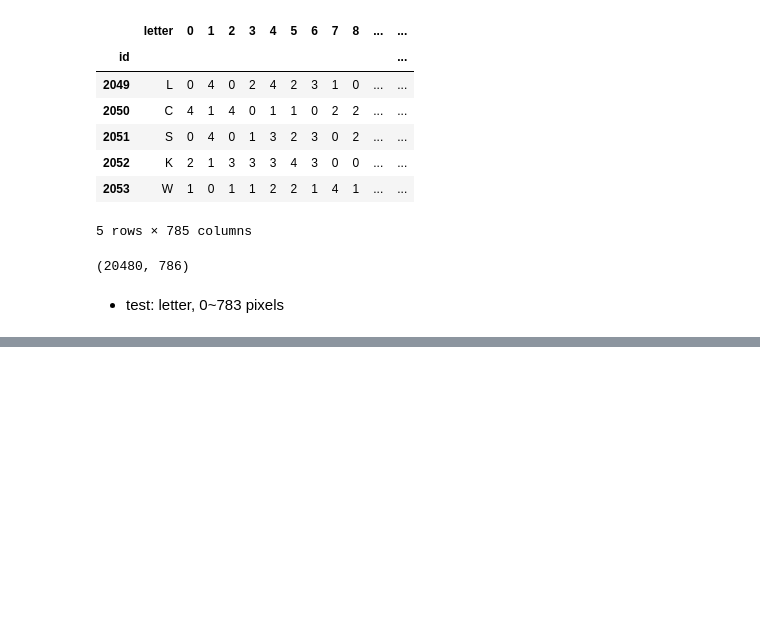
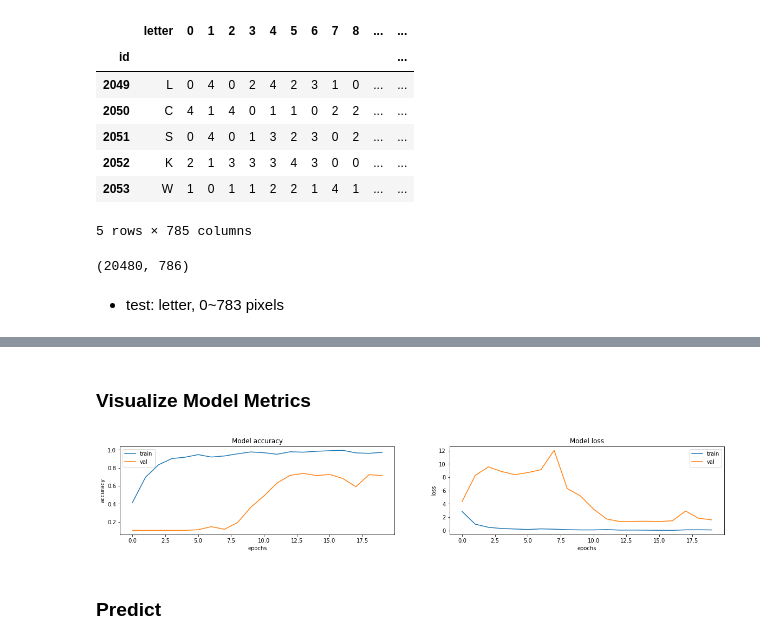
Before and after one commit to Mayner0220/ANBW, a Jupyter notebook: ANBW_v1.ipynb, the cells around one changed output, grey strips where cells are left out. Saved outputs shown, nothing was run; the diff lists cells and outputs as text; code cells hidden in the pictures; blank space fills up the shorter version.

```diff
--- a/ANBW_v1.ipynb
+++ b/ANBW_v1.ipynb
@@ -72,0 +90,2 @@ plt.show()
+# %%
+x_train, x_valid, y_train, y_valid = train_test_split(x_train, y_train, test_size=0.2, shuffle=True)
@@ -72,0 +122,4 @@ plt.show()
+# %%
+model = create_cnn_model(x_train)
+model.compile(loss="categorical_crossentropy", optimizer="adam", metrics=["accuracy"])
+model.summary()
@@ -72,0 +144,2 @@ plt.show()
+# %%
+history = model.fit(x_train, y_train, epochs=20, validation_data=(x_valid, y_valid))
@@ -72,0 +166,28 @@ plt.show()
+# %% [markdown]
+### Visualize Model Metrics
+# %%
+img_save_path = "./img/"
+# %%
+ig, ax = plt.subplots(1, 2, figsize=(20, 3))
+ax = ax.ravel()
+
+for i, met in enumerate(['accuracy', 'loss']):
+    ax[i].plot(history.history[met])
+    ax[i].plot(history.history['val_' + met])
+    ax[i].set_title('Model {}'.format(met))
+    ax[i].set_xlabel('epochs')
+    ax[i].set_ylabel(met)
+    ax[i].legend(['train', 'val'])
+
+try:
+    if not(os.path.isdir(img_save_path)):
+        os.makedirs(os.path.join(img_save_path))
+
+    plt.savefig(img_save_path + "ANBWv1_acc_loss.png", facecolor="#eeeeee", bbox_inches="tight")
+    plt.show()
+except:
+    print("[Failed to create directory]")
+# %% [output]
+[figure, added]
+# %% [markdown]
+### Predict
```
Also changed, not shown: parts of 19 cells of this notebook.
